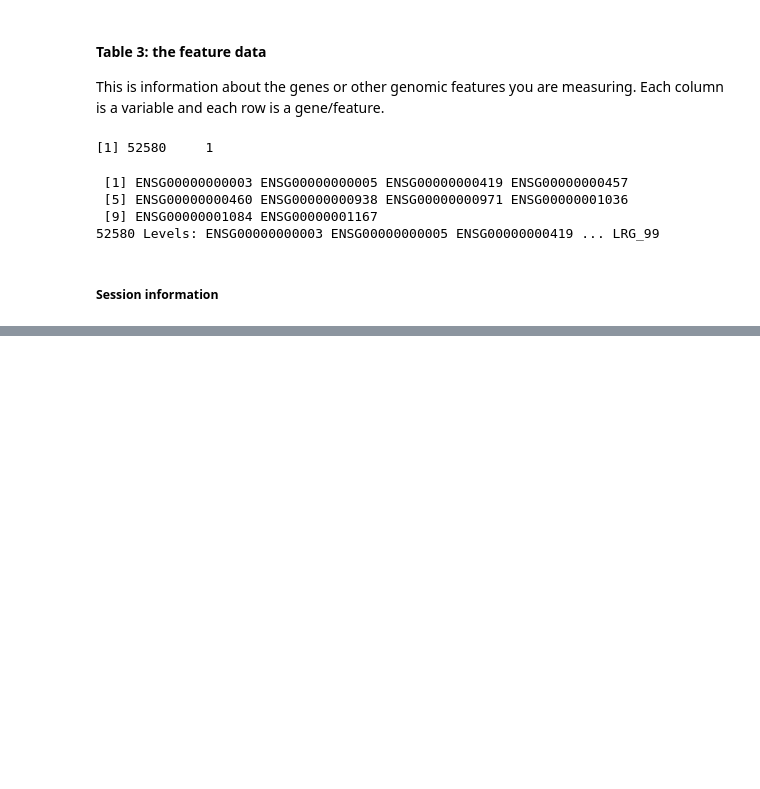
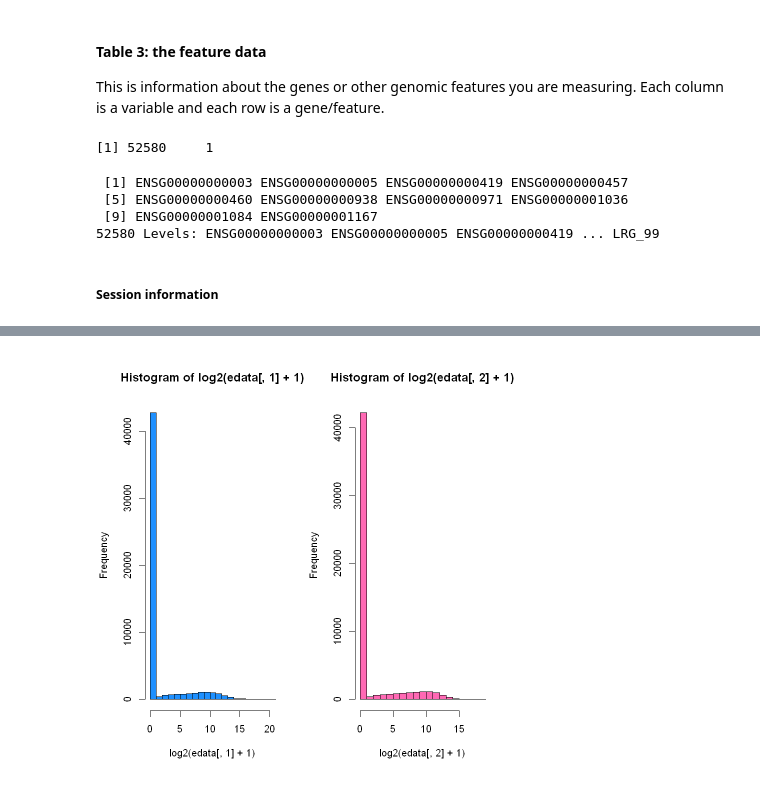
Before and after one commit to recervictory/Genomic-Data-Science-Specialization, a Jupyter notebook: C06 - Statistics for Genomic Data Science/Week 01.ipynb, the cells around one changed output, grey strips where cells are left out. Saved outputs shown, nothing was run; the diff lists cells and outputs as text; code cells hidden in the pictures; blank space fills up the shorter version.

```diff
--- a/C06 - Statistics for Genomic Data Science/Week 01.ipynb
+++ b/C06 - Statistics for Genomic Data Science/Week 01.ipynb
@@ -163,0 +379,6 @@ A packages_info: 45 × 11
+# %%
+par(mfrow = c(1,2))
+hist(log2(edata[,1]+1),col = 2) # col (color)
+hist(log2(edata[,2]+1),col = 3)
+# %% [output]
+[figure, added]
```
Also changed, not shown: parts of 41 cells of this notebook.
